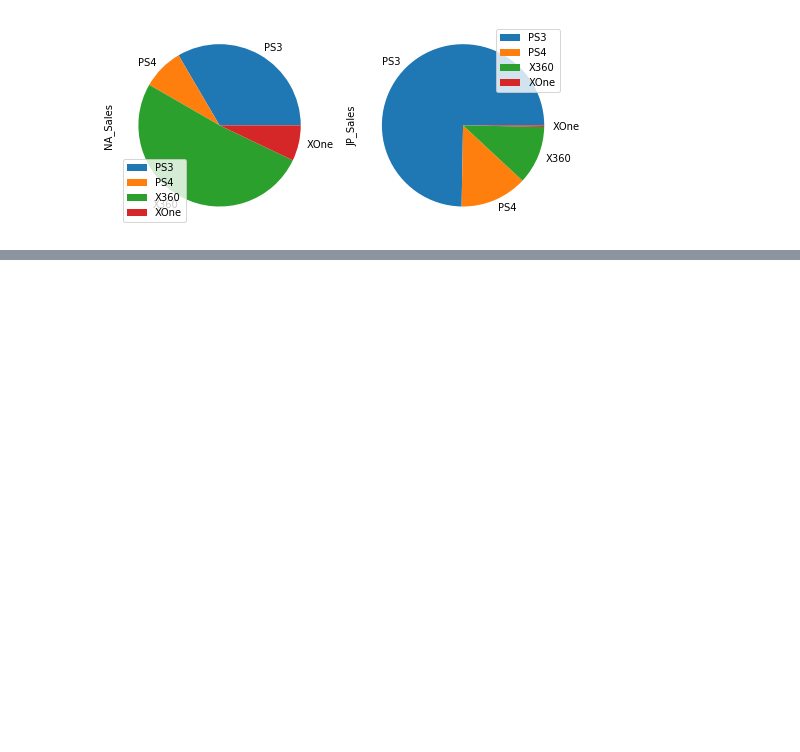
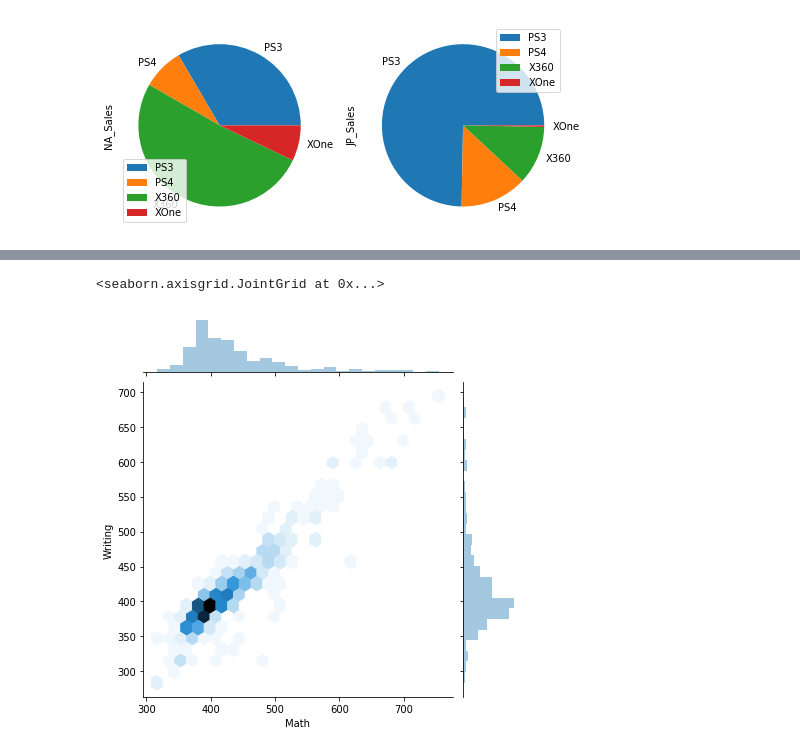
Before and after one commit to leozhao0709/python, a Jupyter notebook: pandas_bootcamp/visualizing Data.ipynb, the cells around one changed output, grey strips where cells are left out. Cells and saved outputs as stored; diff of their text form; code cells hidden in the pictures; blank space fills up the shorter version.

```diff
--- a/pandas_bootcamp/visualizing Data.ipynb
+++ b/pandas_bootcamp/visualizing Data.ipynb
@@ -132,0 +202,5 @@ array([<matplotlib.axes._subplots.AxesSubplot object at 0x...>,
+# %%
+sns.jointplot('Math', 'Writing', scores, kind='hex')
+# %% [output]
+<seaborn.axisgrid.JointGrid at 0x...>
+[figure, added]
```
Also changed, not shown: parts of 12 cells of this notebook, 1 other file.
